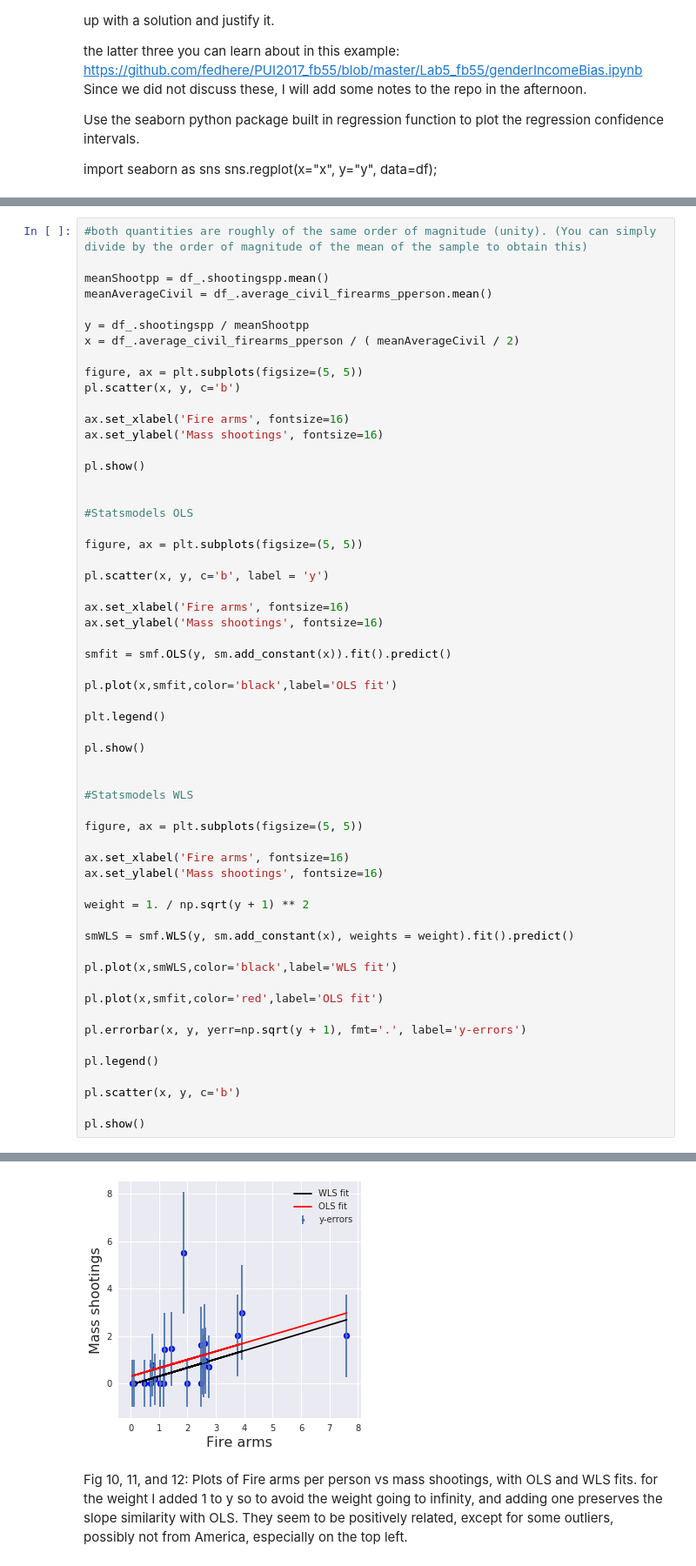
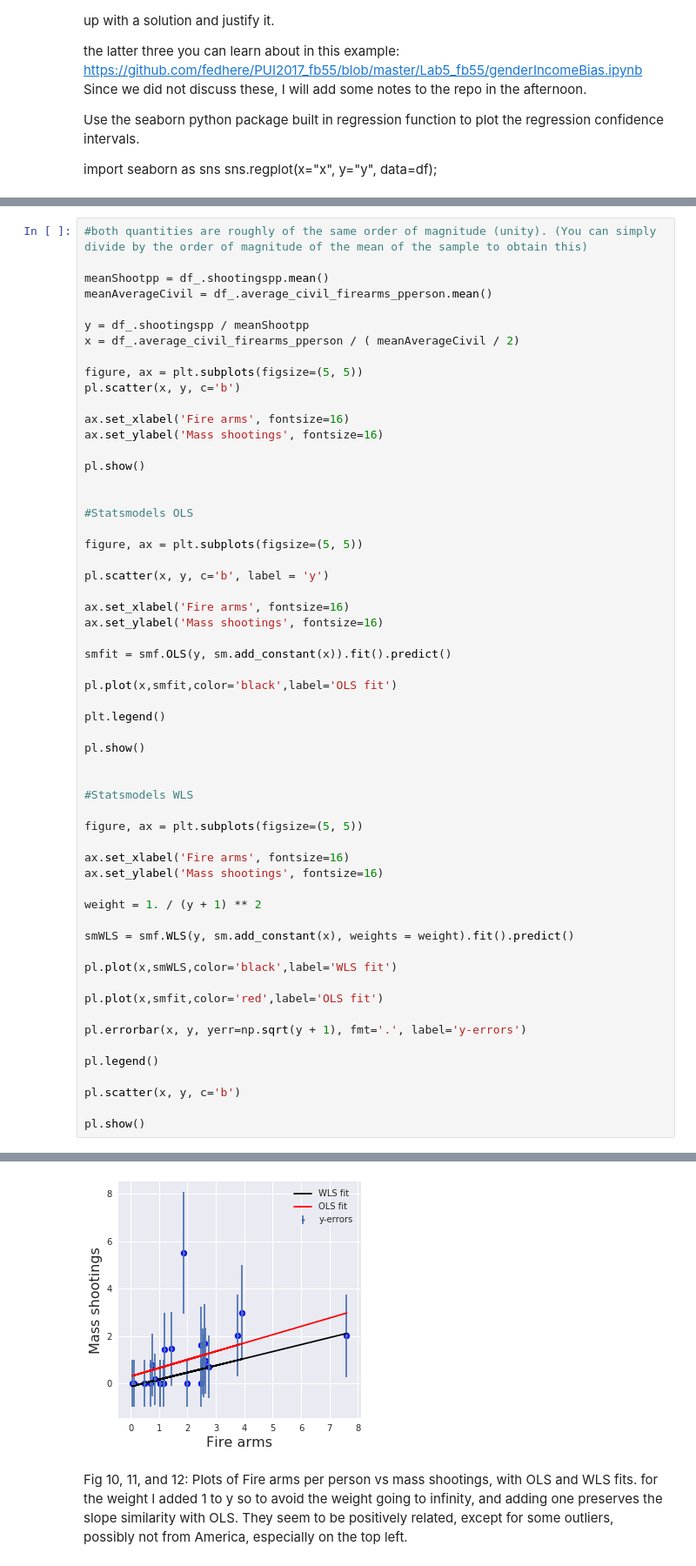
Before and after one commit to ImprobableLiar/PUI2018_pyk222, a Jupyter notebook: HW9_pyk222/Homework9_Assignment3_pyk222.ipynb, the cells around one changed output, grey strips where cells are left out. Shown: that part at 87% size. Cells and saved outputs as stored; diff of their text form.

```diff
--- a/HW9_pyk222/Homework9_Assignment3_pyk222.ipynb
+++ b/HW9_pyk222/Homework9_Assignment3_pyk222.ipynb
@@ -505,35 +505,35 @@ pl.plot(x,smfit,color='black',label='OLS fit')
 
 plt.legend()
 
 pl.show()
 
 
 #Statsmodels WLS
 
 figure, ax = plt.subplots(figsize=(5, 5))
 
 ax.set_xlabel('Fire arms', fontsize=16)
 ax.set_ylabel('Mass shootings', fontsize=16)
 
-weight = 1. / np.sqrt(y + 1) ** 2
+weight = 1. / (y + 1) ** 2
 
 smWLS = smf.WLS(y, sm.add_constant(x), weights = weight).fit().predict()
 
 pl.plot(x,smWLS,color='black',label='WLS fit')
 
 pl.plot(x,smfit,color='red',label='OLS fit')
 
 pl.errorbar(x, y, yerr=np.sqrt(y + 1), fmt='.', label='y-errors')
 
 pl.legend()
 
 pl.scatter(x, y, c='b')
 
 pl.show()
 # %% [output]
 [figure]
 [figure]
-[figure, old version]
+[figure, new version]
 # %% [markdown]
 Fig 10, 11, and 12: Plots of Fire arms per person vs mass shootings, with OLS and WLS fits. for the weight I added 1 to y so to avoid the weight going to infinity, and adding one preserves the slope similarity with OLS. They seem to be positively related, except for some outliers, possibly not from America, especially on the top left.
 # %%
```
